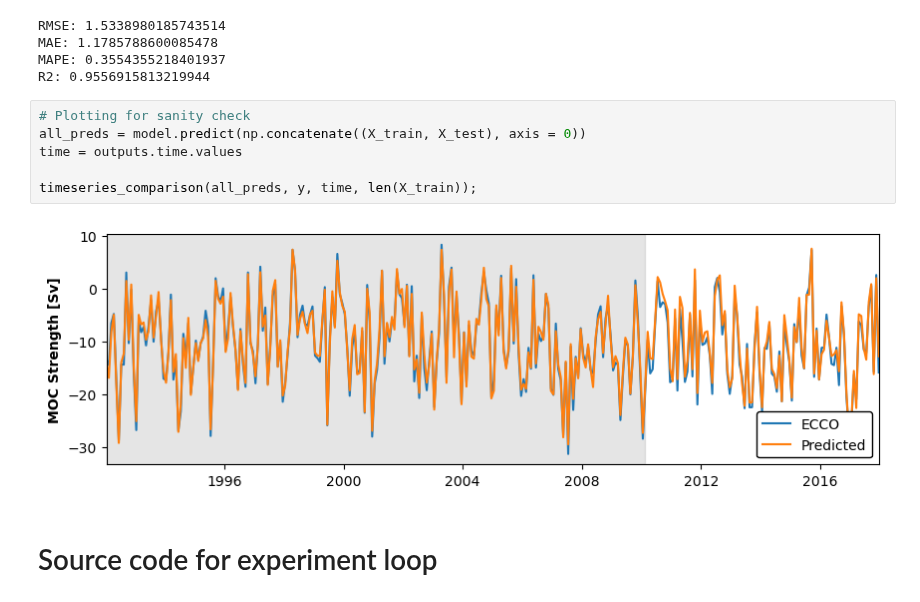
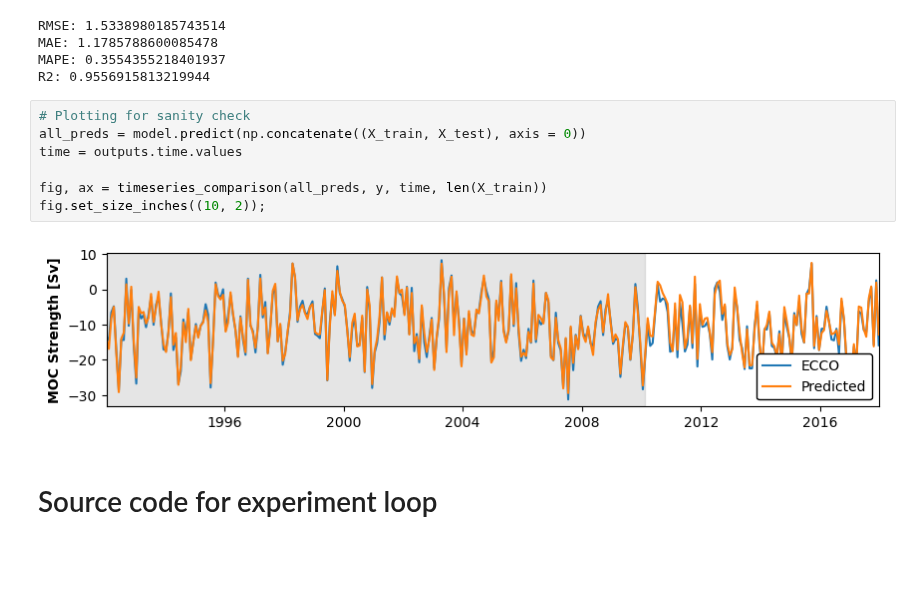
Before and after one commit to ai4er-cdt/OTP, a Jupyter notebook: notebooks/linear_regression.ipynb, the cells around one changed output. Saved outputs shown, nothing was run; the diff lists cells and outputs as text; blank space fills up the shorter version.

Commit message:
Slight change to regression figure

```diff
--- a/notebooks/linear_regression.ipynb
+++ b/notebooks/linear_regression.ipynb
@@ -365,11 +365,12 @@ R2: 0.9556915813219944
 # %%
 # Plotting for sanity check
 all_preds = model.predict(np.concatenate((X_train, X_test), axis = 0))
 time = outputs.time.values
 
-timeseries_comparison(all_preds, y, time, len(X_train));
+fig, ax = timeseries_comparison(all_preds, y, time, len(X_train))
+fig.set_size_inches((10, 2));
 # %% [output]
-[figure, old version]
+[figure, new version]
 # %% [markdown]
 # Source code for experiment loop
 # %%
```
